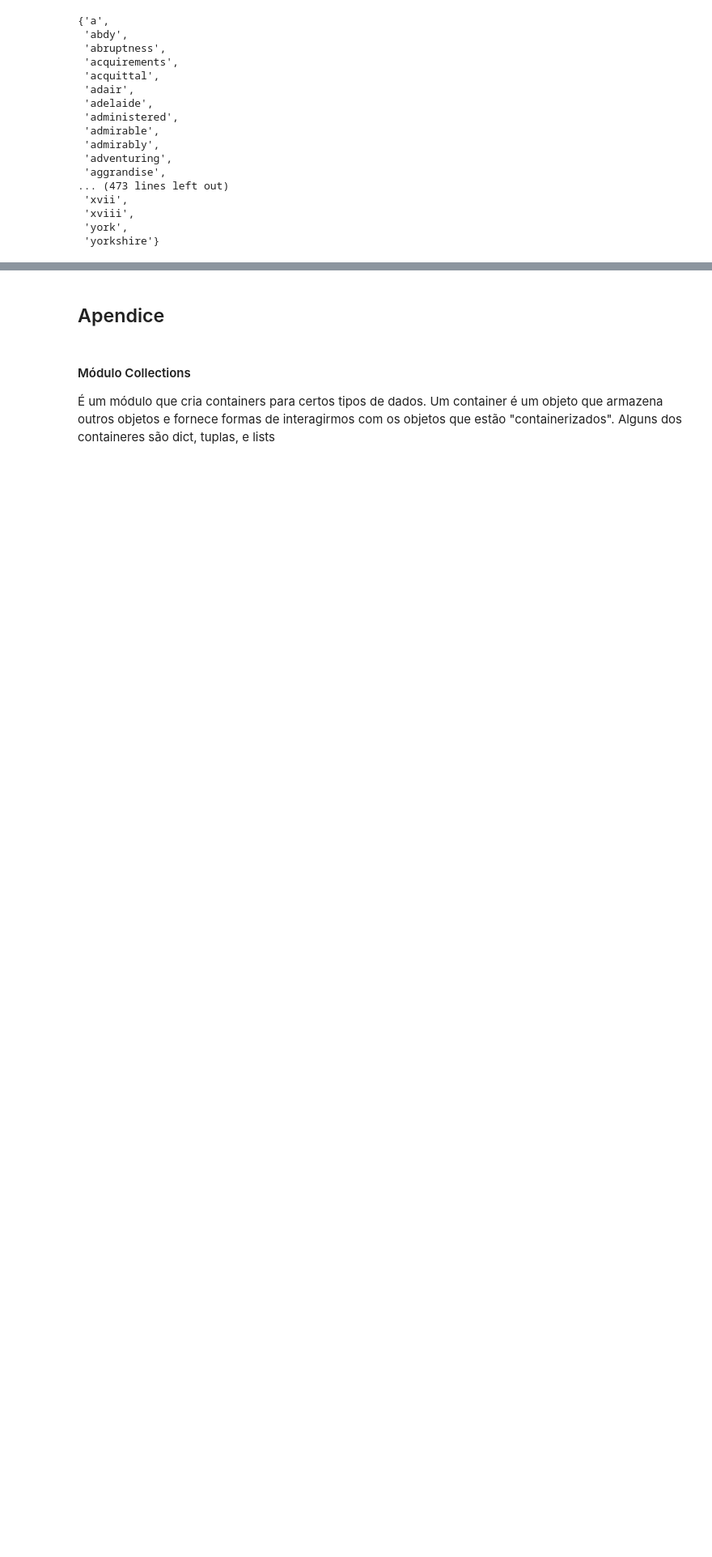
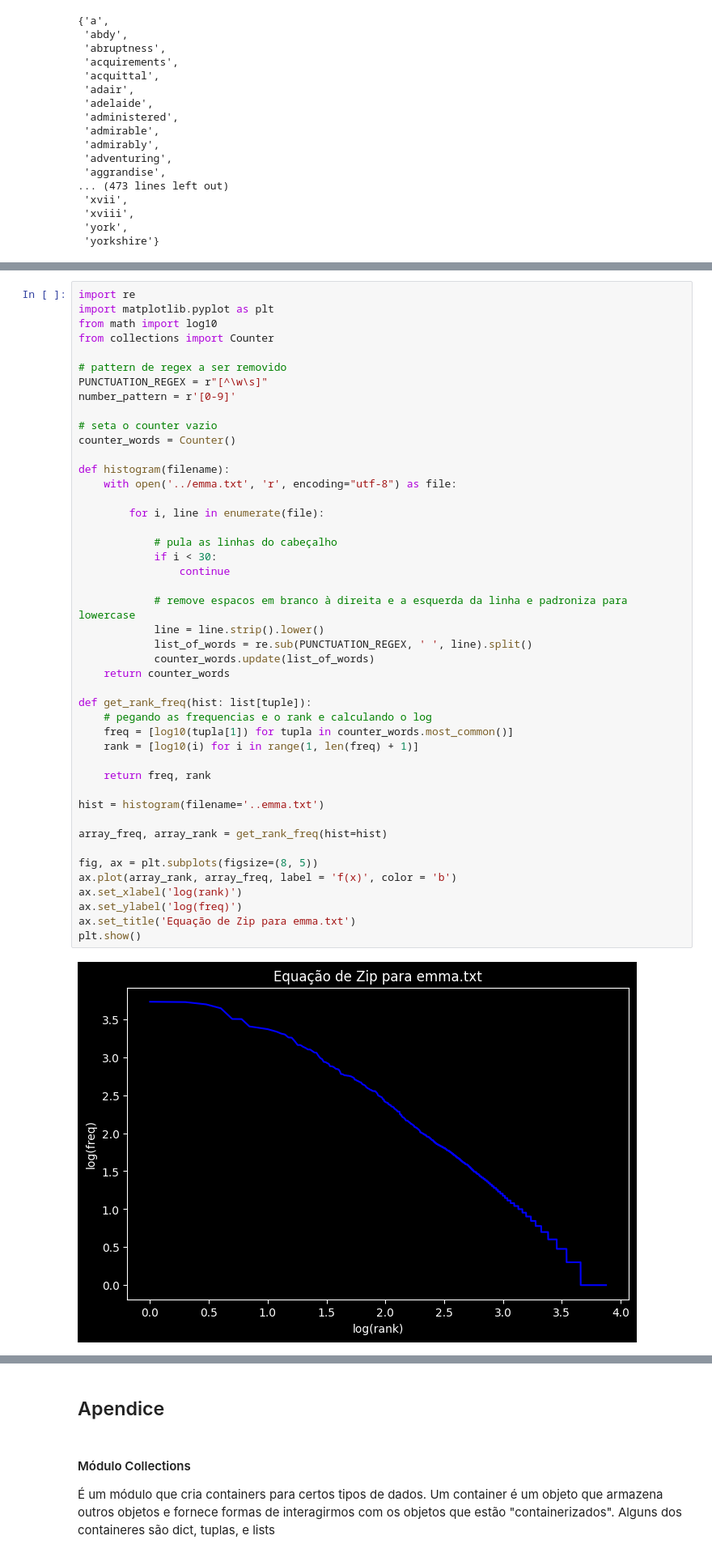
Before and after one commit to camargo-vinicius/python-fundamentals, a Jupyter notebook: ThinkPythonExercises/Cap13_SelecaoDeEstruturaDeDados.ipynb, the cells around one changed output, grey strips where cells are left out. Shown at 81% size. Saved outputs shown, nothing was run; the diff lists cells and outputs as text; blank space fills up the shorter version.

```diff
--- a/ThinkPythonExercises/Cap13_SelecaoDeEstruturaDeDados.ipynb
+++ b/ThinkPythonExercises/Cap13_SelecaoDeEstruturaDeDados.ipynb
@@ -284,0 +392,47 @@ emma_words.difference(list_words)
+# %%
+import re
+import matplotlib.pyplot as plt
+from math import log10
+from collections import Counter
+
+# pattern de regex a ser removido
+PUNCTUATION_REGEX = r"[^\w\s]"
+number_pattern = r'[0-9]'
+
+# seta o counter vazio
+counter_words = Counter()
+
+def histogram(filename):
+    with open('../emma.txt', 'r', encoding="utf-8") as file:
+
+        for i, line in enumerate(file):
+
+            # pula as linhas do cabeçalho
+            if i < 30:
+                continue
+
+            # remove espacos em branco à direita e a esquerda da linha e padroniza para lowercase
+            line = line.strip().lower()
+            list_of_words = re.sub(PUNCTUATION_REGEX, ' ', line).split()
+            counter_words.update(list_of_words)
+    return counter_words
+
+def get_rank_freq(hist: list[tuple]):
+    # pegando as frequencias e o rank e calculando o log
+    freq = [log10(tupla[1]) for tupla in counter_words.most_common()]
+    rank = [log10(i) for i in range(1, len(freq) + 1)]
+
+    return freq, rank
+
+hist = histogram(filename='..emma.txt')
+
+array_freq, array_rank = get_rank_freq(hist=hist)
+
+fig, ax = plt.subplots(figsize=(8, 5))
+ax.plot(array_rank, array_freq, label = 'f(x)', color = 'b')
+ax.set_xlabel('log(rank)')
+ax.set_ylabel('log(freq)')
+ax.set_title('Equação de Zip para emma.txt')
+plt.show()
+# %% [output]
+[figure, added]
```
Also changed, not shown: parts of 10 cells of this notebook.
